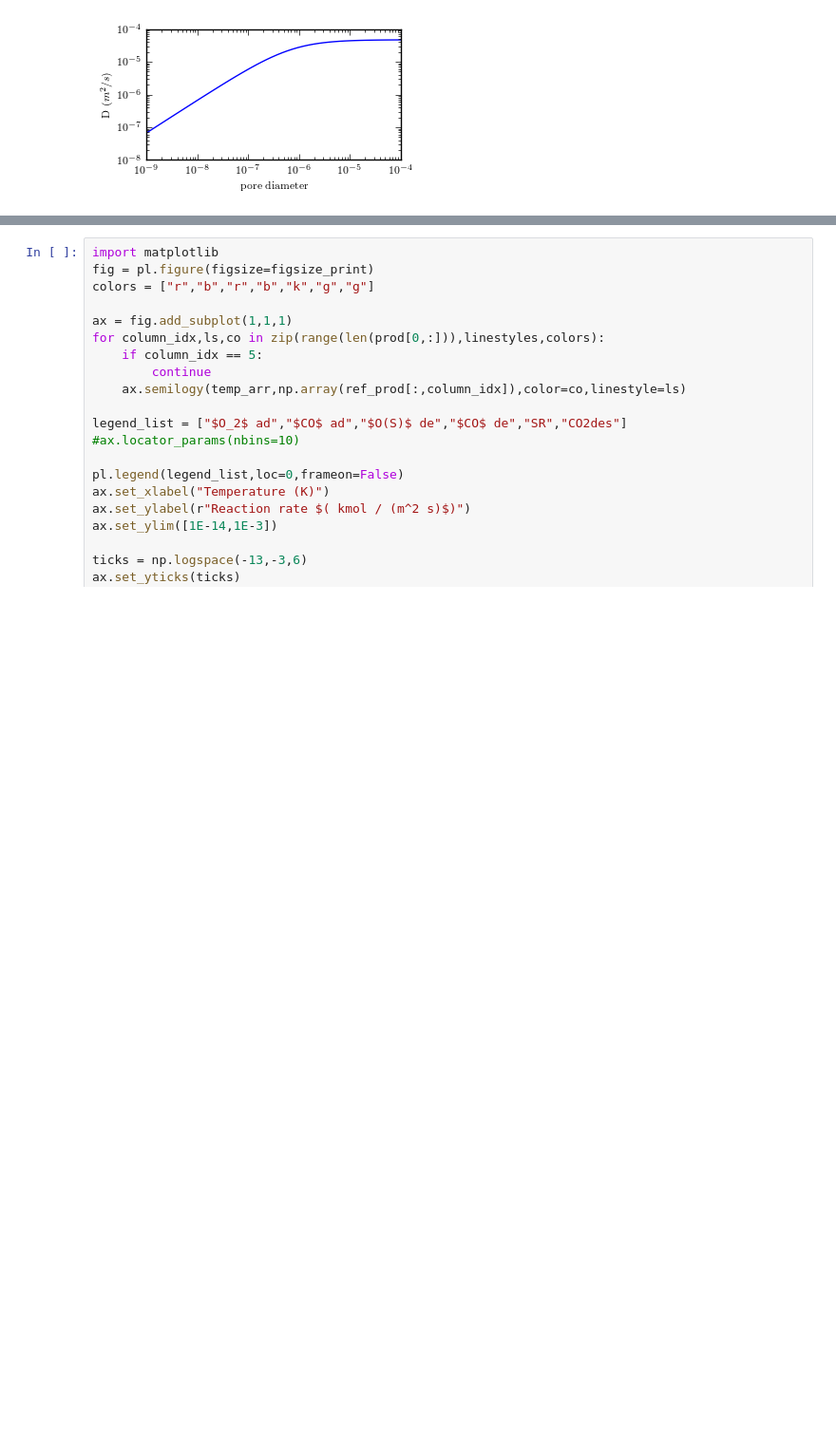
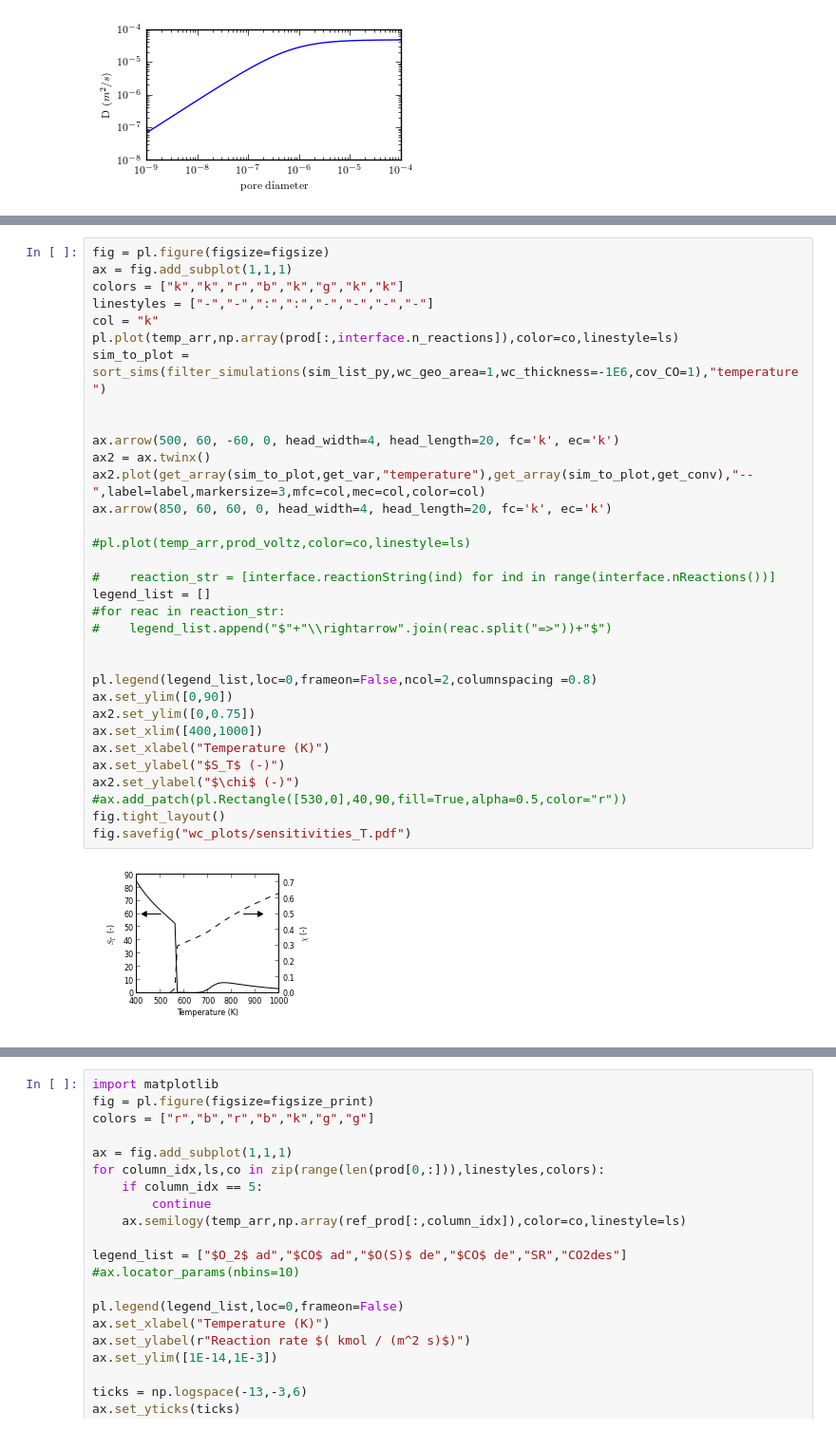
Before and after one commit to janvonrickenbach/sim-note-books, a Jupyter notebook: 1D-washcoat_tests.ipynb, the cells around one changed output, grey strips where cells are left out. Shown at 95% size. Cells and saved outputs as stored; diff of their text form; blank space fills up the shorter version.

```diff
--- a/1D-washcoat_tests.ipynb
+++ b/1D-washcoat_tests.ipynb
@@ -1145,0 +1159,35 @@ for reaction in range(interface.n_reactions+1):
+# %%
+fig = pl.figure(figsize=figsize)
+ax = fig.add_subplot(1,1,1)
+colors = ["k","k","r","b","k","g","k","k"]
+linestyles = ["-","-",":",":","-","-","-","-"]
+col = "k"
+pl.plot(temp_arr,np.array(prod[:,interface.n_reactions]),color=co,linestyle=ls)
+sim_to_plot = sort_sims(filter_simulations(sim_list_py,wc_geo_area=1,wc_thickness=-1E6,cov_CO=1),"temperature")
+
+
+ax.arrow(500, 60, -60, 0, head_width=4, head_length=20, fc='k', ec='k')
+ax2 = ax.twinx()
+ax2.plot(get_array(sim_to_plot,get_var,"temperature"),get_array(sim_to_plot,get_conv),"--",label=label,markersize=3,mfc=col,mec=col,color=col)
+ax.arrow(850, 60, 60, 0, head_width=4, head_length=20, fc='k', ec='k')
+
+#pl.plot(temp_arr,prod_voltz,color=co,linestyle=ls)
+
+#    reaction_str = [interface.reactionString(ind) for ind in range(interface.nReactions())]
+legend_list = []
+#for reac in reaction_str:
+#    legend_list.append("$"+"\\rightarrow".join(reac.split("=>"))+"$")
+
+
+pl.legend(legend_list,loc=0,frameon=False,ncol=2,columnspacing =0.8)
+ax.set_ylim([0,90])
+ax2.set_ylim([0,0.75])
+ax.set_xlim([400,1000])
+ax.set_xlabel("Temperature (K)")
+ax.set_ylabel("$S_T$ (-)")
+ax2.set_ylabel("$\chi$ (-)")
+#ax.add_patch(pl.Rectangle([530,0],40,90,fill=True,alpha=0.5,color="r"))
+fig.tight_layout()
+fig.savefig("wc_plots/sensitivities_T.pdf")
+# %% [output]
+[figure, added]
```
Also changed, not shown: parts of 95 cells of this notebook.
